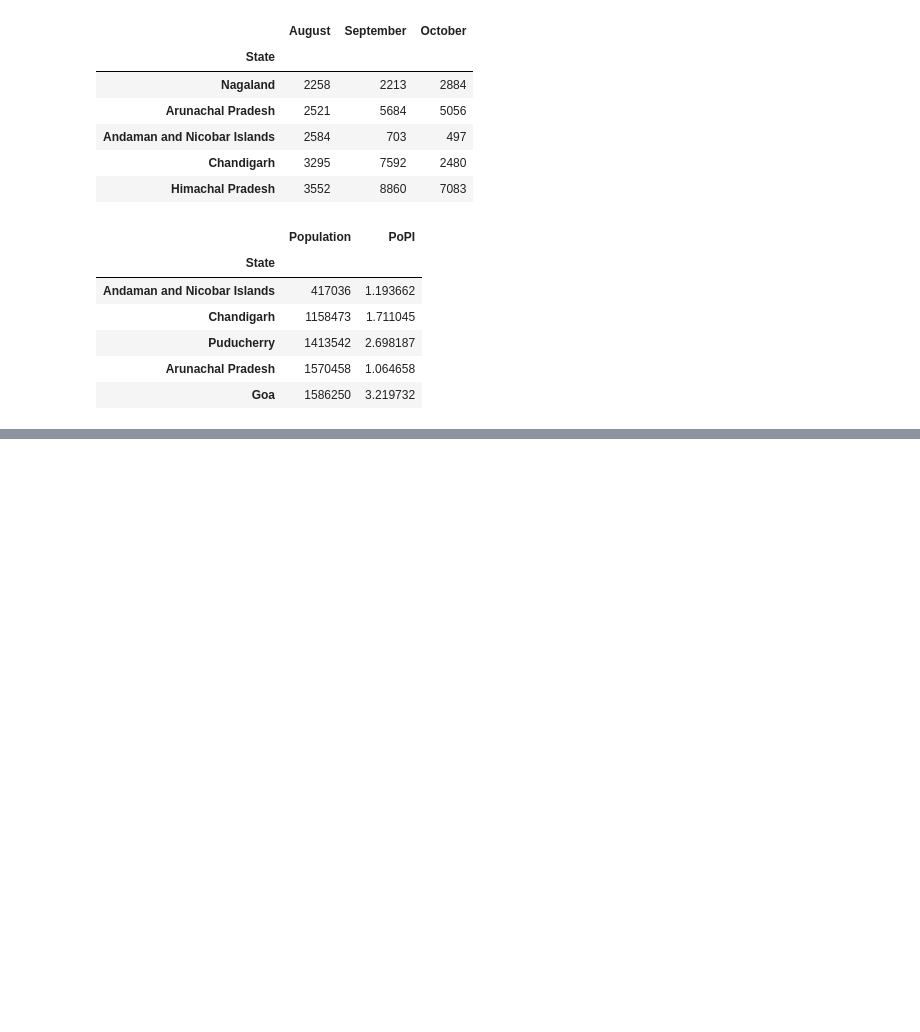
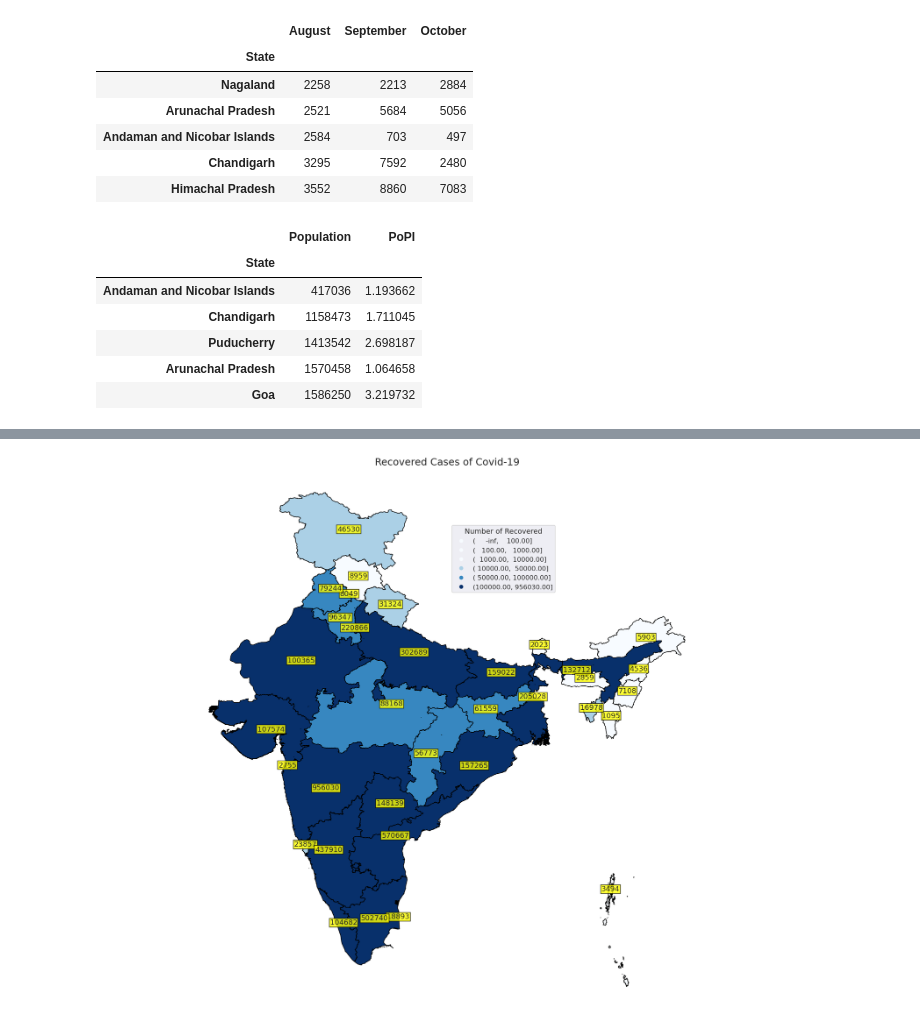
Before and after one commit to Meetparmar4/Covid-19-India, a Jupyter notebook: covid-india-analysis.ipynb, the cells around one changed output, grey strips where cells are left out. Cells and saved outputs as stored; diff of their text form; code cells hidden in the pictures; blank space fills up the shorter version.

```diff
--- a/covid-india-analysis.ipynb
+++ b/covid-india-analysis.ipynb
@@ -272,0 +526,38 @@ dc2.groupby('State')['Population','PoPI'].sum().sort_values(by='Population').hea
+# %%
+
+
+
+sns.set_context("talk")
+sns.set_style("dark")
+#plt.style.use('fivethirtyeight')
+cmap = 'Blues'
+figsize = (25, 20)
+ax = merged.dropna().plot(column= 'cured', cmap=cmap,
+                          figsize=figsize, scheme='User_Defined',
+                          classification_kwds=dict(bins=[100,1000,10000,50000,100000]),
+                          edgecolor='black', legend = True)
+
+for idx, row in merged.iterrows():
+   ax.text(row.coords[0], row.coords[1], s=row['cured'],
+           horizontalalignment='center', bbox={'facecolor': 'yellow',
+                                               'alpha':0.8, 'pad': 2, 'edgecolor':'black'})
+
+ax.get_legend().set_bbox_to_anchor((0.66,0.9))
+ax.get_legend().set_title('Number of Recovered')
+ax.set_title("Recovered Cases of Covid-19", size = 25)
+leg = ax.get_legend()
+for lbl in leg.get_texts():
+    label_text = lbl.get_text()
+    lower = label_text.split()[0]
+    upper = label_text.split()[1]
+   # new_text = f'{float(lower):,.0f} - {float(upper):,.0f}'
+    #lbl.set_text(new_text)
+
+#a = ax.text(65, 35, 'Total Recovered \n 310,146',
+           # fontsize=25,
+            #)
+ax.set_axis_off()
+plt.axis('equal')
+plt.show()
+# %% [output]
+[figure, added]
```
Also changed, not shown: parts of 23 cells of this notebook.
